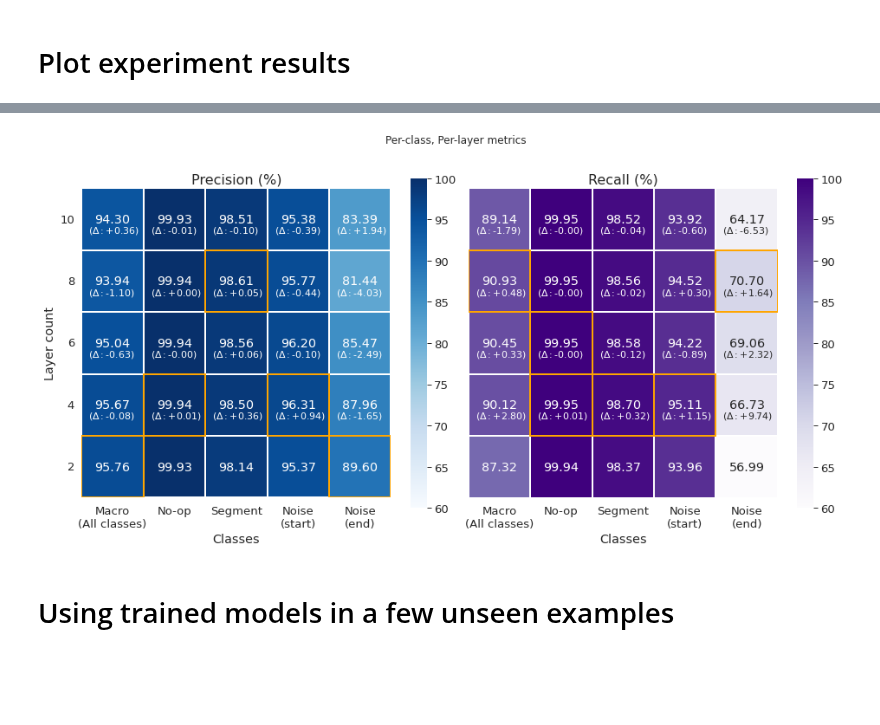
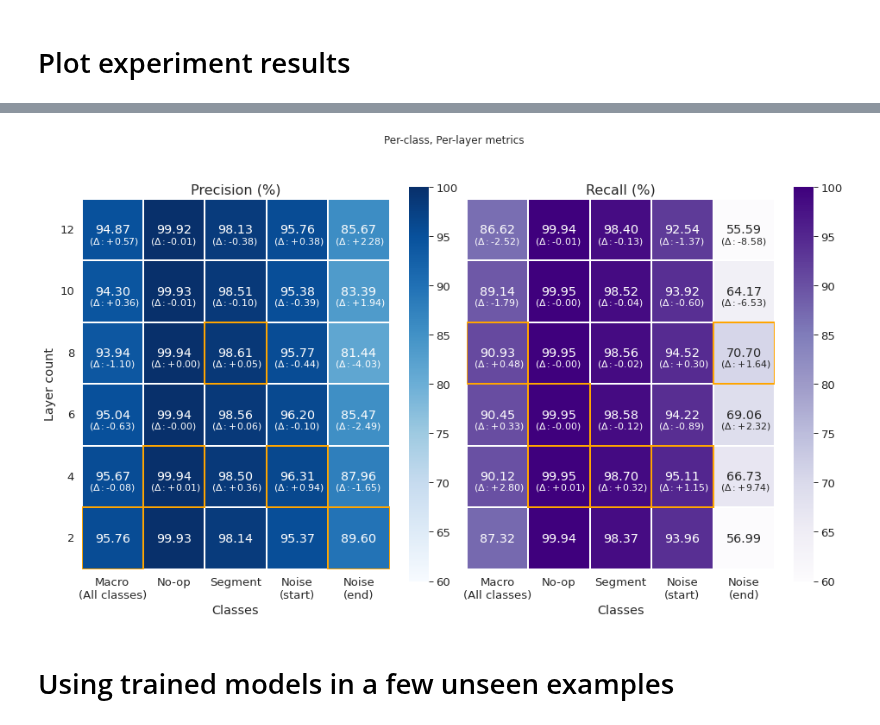
Before and after one commit to ulysses-camara/ulysses-segmenter, a Jupyter notebook: notebooks/4_result_analysis.ipynb, the cells around one changed output, grey strips where cells are left out. Saved outputs shown, nothing was run; the diff lists cells and outputs as text; code cells hidden in the pictures; blank space fills up the shorter version.

```diff
--- a/notebooks/4_result_analysis.ipynb
+++ b/notebooks/4_result_analysis.ipynb
@@ -67,5 +67,5 @@ df
 # %%
-height = 7
+height = 8.4
 width = 8
 
 scale = 100.
@@ -158,34 +158,34 @@ def apply_delta_annot(ax, subset):
                 textcoords='offset points',
             )
 
 hm_1 = sns.heatmap(subset_1.T, ax=ax1, **conf_heatmap, annot=build_annot(ax1, subset_1.T), cmap="Blues")
 hm_1.set_xlabel("Classes")
 hm_1.set_ylabel("Layer count")
 hm_1.set_title("Precision (%)", fontsize=16)
 
 hm_2 = sns.heatmap(subset_2.T, ax=ax2, **conf_heatmap, annot=build_annot(ax2, subset_2.T), cmap="Purples")
 hm_2.set_xlabel("Classes")
 hm_2.set_title("Recall (%)", fontsize=16)
 
 add_cell_highlight(ax1, subset_1.T)
 add_cell_highlight(ax2, subset_2.T)
 
 ax1.set_xticklabels(labels=xticklabels, rotation=rotation)
 ax1.set_yticklabels(labels=yticklabels, rotation=rotation)
 ax1.invert_yaxis()
 
 apply_delta_annot(ax1, subset_1.T)
 apply_delta_annot(ax2, subset_2.T)
 
 fig.subplots_adjust(wspace=0.0, hspace=0.0)
 
 fig.savefig(
     fname=os.path.join(OUTPUT_DIR, "heatmap_precision_recall.pdf"),
     transparent=True,
     format="pdf",
 )
 # %% [output]
-[figure, old version]
+[figure, new version]
 # %% [markdown]
 # Using trained models in a few unseen examples
 # %%
```
Also changed, not shown: parts of 5 cells of this notebook.
